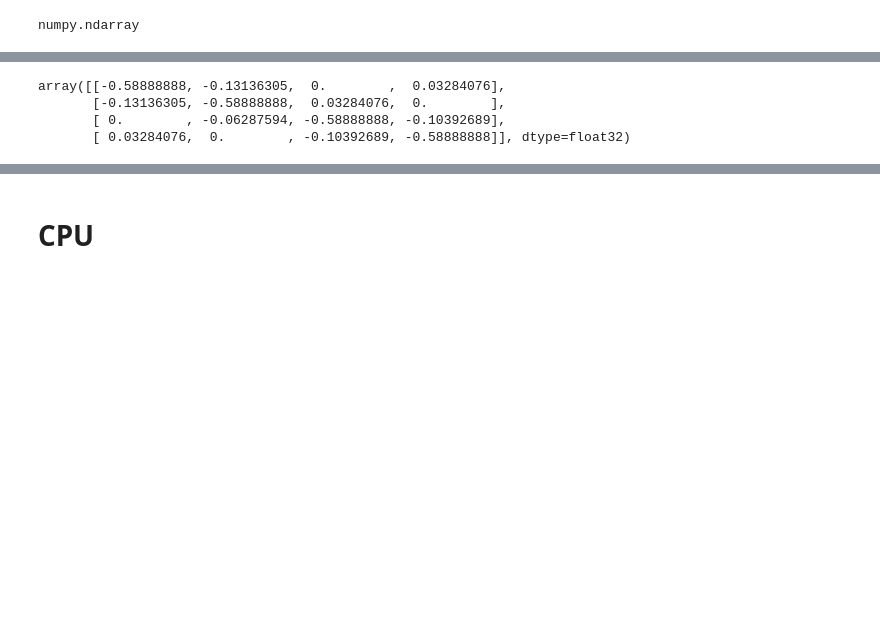
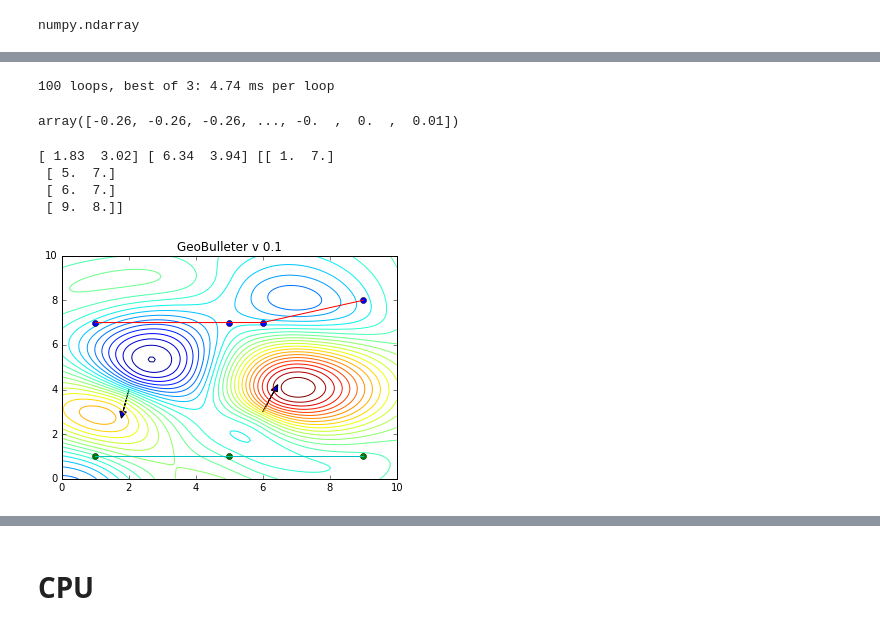
Before and after one commit to Leguark/GeMpy, a Jupyter notebook: Geothealler big function.ipynb, the cells around one changed output, grey strips where cells are left out. Saved outputs shown, nothing was run; the diff lists cells and outputs as text; code cells hidden in the pictures; blank space fills up the shorter version.

```diff
--- a/Geothealler big function.ipynb
+++ b/Geothealler big function.ipynb
@@ -28,7 +29,7 @@ layer_2 = np.array([[1,1],[5,1],[9,1]], dtype = "float32")
 dip_pos_1 = np.array([2,4,], dtype = "float32")
 dip_pos_2 = np.array([6.,3.], dtype = "float32")
 dip_pos_3 = np.array([8,4], dtype = "float32")
-dip_angle_1 = float(90)
+dip_angle_1 = float(260)
 dip_angle_2 = float(70)
 
 layers = np.asarray([layer_1,layer_2])
@@ -68,7 +59,45 @@ array([[ 2.,  4.],
 # %%
-test.geoMigueller(dips,dips_angles,rest, ref)[2]
+%%timeit
+test.geoMigueller(dips,dips_angles,rest, ref)
 # %% [output]
-array([[-0.58888888, -0.13136305,  0.        ,  0.03284076],
-       [-0.13136305, -0.58888888,  0.03284076,  0.        ],
-       [ 0.        , -0.06287594, -0.58888888, -0.10392689],
-       [ 0.03284076,  0.        , -0.10392689, -0.58888888]], dtype=float32)
+100 loops, best of 3: 4.74 ms per loop
+# %%
+sol = test.geoMigueller(dips,dips_angles,rest, ref)[0]
+# %%
+np.set_printoptions(precision = 2 ,linewidth= 130, suppress =  True)
+
+test.geoMigueller(dips,dips_angles,rest, ref)[0]
+# %% [output]
+array([-0.26, -0.26, -0.26, ..., -0.  ,  0.  ,  0.01])
+# %%
+import matplotlib.pyplot as plt
+% matplotlib inline
+dip_pos_1_v = np.array([np.cos(np.deg2rad(dip_angle_1))*1,
+                        np.sin(np.deg2rad(dip_angle_1))]) + dip_pos_1
+
+dip_pos_2_v = np.array([np.cos(np.deg2rad(dip_angle_2))*1,
+                        np.sin(np.deg2rad(dip_angle_2))]) + dip_pos_2
+
+plt.arrow(dip_pos_1[0],dip_pos_1[1], dip_pos_1_v[0]-dip_pos_1[0],
+          dip_pos_1_v[1]-dip_pos_1[1], head_width = 0.2)
+plt.arrow(dip_pos_2[0],dip_pos_2[1],dip_pos_2_v[0]-dip_pos_2[0],
+          dip_pos_2_v[1]-dip_pos_2[1], head_width = 0.2)
+
+plt.plot(layer_1[:,0],layer_1[:,1], "o")
+plt.plot(layer_2[:,0],layer_2[:,1], "o")
+
+plt.plot(layer_1[:,0],layer_1[:,1], )
+plt.plot(layer_2[:,0],layer_2[:,1], )
+
+plt.contour( sol.reshape(100,100) ,30,extent = (0,10,0,10) )
+#plt.colorbar()
+#plt.xlim(0,10)
+#plt.ylim(0,10)
+plt.title("GeoBulleter v 0.1")
+print (dip_pos_1_v, dip_pos_2_v, layer_1)
+# %% [output]
+[ 1.83  3.02] [ 6.34  3.94] [[ 1.  7.]
+ [ 5.  7.]
+ [ 6.  7.]
+ [ 9.  8.]]
+[figure, added]
```
Also changed, not shown: parts of 6 cells of this notebook, 2 other files.
